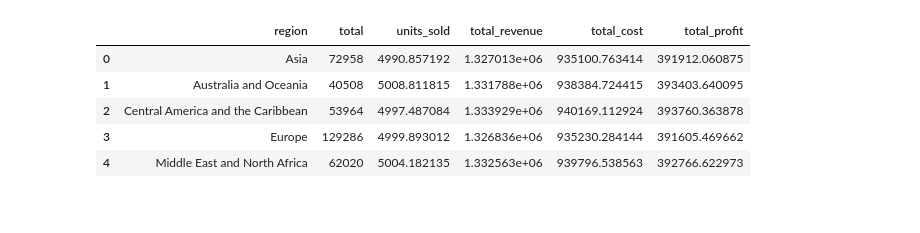
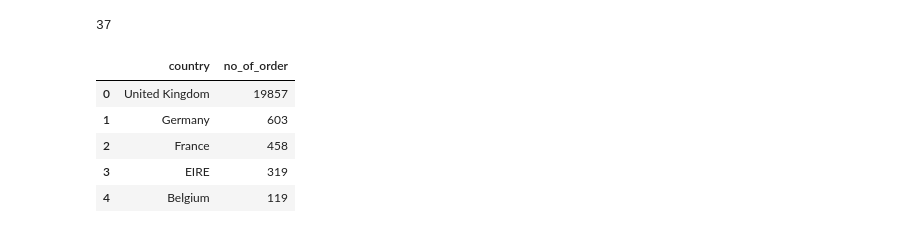
Before and after one commit to rajdeepmondal1/customer-segmentation, a Jupyter notebook: Customer_Segmentation_Arpan_+_Rajdeep.ipynb, the cells around one changed output. Cells and saved outputs as stored; diff of their text form; code cells hidden in the pictures.

Commit message:
added image for orders_per_country

```diff
--- a/Customer_Segmentation_Arpan_+_Rajdeep.ipynb
+++ b/Customer_Segmentation_Arpan_+_Rajdeep.ipynb
@@ -196,0 +117,2 @@ df_region = df_region.rename(columns = {'region': 'total'}).reset_index()
+# %%
+df=df.dropna()
@@ -197,9 +131,24 @@ df_region = df_region.rename(columns = {'region': 'total'}).reset_index()
+# %%
+df.drop_duplicates(inplace=True)
+# %%
+countries = df[['CustomerID', 'InvoiceNo', 'Country']].groupby(['CustomerID', 'InvoiceNo', 'Country']).count().reset_index(drop = False)['Country'].value_counts()
+# %%
+len(countries)
+# %% [output]
+37
+# %%
+countries = pd.DataFrame(countries)
+data = {
+    'country': countries.index.tolist(),
+    'no_of_order': countries.iloc[:, 0].tolist()
+    }
+orders_per_countries = pd.DataFrame(data)
 # %%
-df_region.head()
+orders_per_countries.head()
 # %% [output]
-|  | region | total | units_sold | total_revenue | total_cost | total_profit |
-| 0 | Asia | 72958 | 4990.857192 | 1.327013e+06 | 935100.763414 | 391912.060875 |
-| 1 | Australia and Oceania | 40508 | 5008.811815 | 1.331788e+06 | 938384.724415 | 393403.640095 |
-| 2 | Central America and the Caribbean | 53964 | 4997.487084 | 1.333929e+06 | 940169.112924 | 393760.363878 |
-| 3 | Europe | 129286 | 4999.893012 | 1.326836e+06 | 935230.284144 | 391605.469662 |
-| 4 | Middle East and North Africa | 62020 | 5004.182135 | 1.332563e+06 | 939796.538563 | 392766.622973 |
+|  | country | no_of_order |
+| 0 | United Kingdom | 19857 |
+| 1 | Germany | 603 |
+| 2 | France | 458 |
+| 3 | EIRE | 319 |
+| 4 | Belgium | 119 |
```
Also changed, not shown: parts of 39 cells of this notebook.
